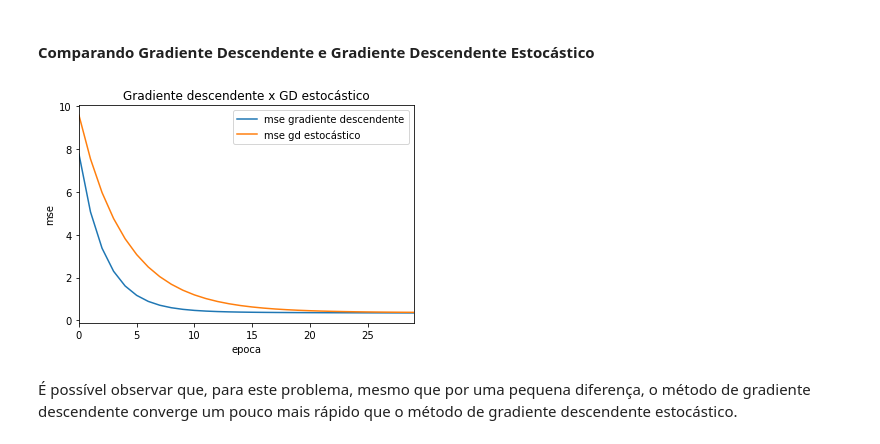
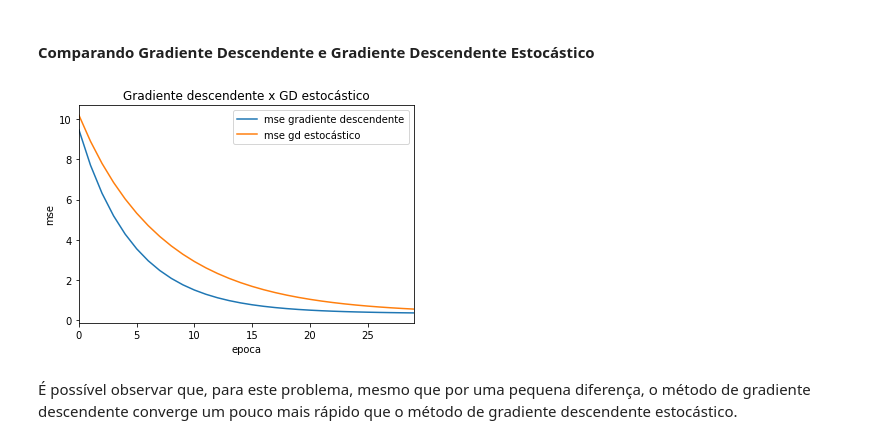
Before and after one commit to flych3r/class-machine-learning, a Jupyter notebook: Trabalho01/trabalho-1.ipynb, the cells around one changed output. Saved outputs shown, nothing was run; the diff lists cells and outputs as text; code cells hidden in the pictures.

```diff
--- a/Trabalho01/trabalho-1.ipynb
+++ b/Trabalho01/trabalho-1.ipynb
@@ -254,6 +272,21 @@ def split_data(df, test_size=0.2):
     test = df.iloc[:size]
     train = df.iloc[size:]
     return train, test
+# %%
+def plot_lines(lines, labels=None, title=None, xlabel=None, ylabel=None):
+    size = len(lines)
+    if labels is None:
+        labels = [None] * size
+    lim = 1
+    for ln, lb in zip(lines, labels):
+        plt.plot(ln, label=lb)
+        lim = max(lim, len(ln))
+    plt.legend()
+    plt.xlim(0, lim - 1)
+    plt.title(title)
+    plt.xlabel(xlabel)
+    plt.ylabel(ylabel)
+    plt.plot()
 # %%
 def print_metrics(lrs):
     for n, lr in lrs.items():
@@ -377,19 +410,19 @@ X_test, y_test = test[features].values, test[labels].values
 # %% [markdown]
 #### Regressão Linear Multivariada Analitica
 # %%
-lr_c = LinearRegression(method='analytic')
+lr_c = MultivariadaAnalitica()
 lr_c.fit(X_train, y_train)
 # %% [markdown]
 #### Regressão Linear Multivariada Gradiente Descendente
 # %%
-lr_d = LinearRegression(method='gradient_descent', eval_metric=mse)
-metrics_d = lr_d.fit(X_train, y_train, learning_rate=0.1, epochs=30, verbose=1, return_metrics=True)
+lr_d = MultivariadaGDEstocastico()
+metrics_d = lr_d.fit(X_train, y_train, learning_rate=0.1, epochs=30, return_errors=True)
 # %% [markdown]
 #### Regressão Linear Multivariada Gradiente Descendente Estocástico
 # %%
-lr_e = LinearRegression(method='gradient_descent', eval_metric=mse)
+lr_e = MultivariadaGDEstocastico()
 metrics_e = lr_e.fit(
-    X_train, y_train, learning_rate=0.1, epochs=30, verbose=1, batch_size=8, return_metrics=True
+    X_train, y_train, learning_rate=0.1, epochs=30, batch_size=8, return_errors=True
 )
 # %% [markdown]
 #### Comparando Gradiente Descendente e Gradiente Descendente Estocástico
@@ -399,13 +429,13 @@ mse_gd_e = [m[0][1] for m in metrics_e]
 # %%
 plot_lines(
-    [mse_gd, mse_gd_e],
+    [metrics_d, metrics_e],
     labels=['mse gradiente descendente', 'mse gd estocástico'],
     title='Gradiente descendente x GD estocástico',
     xlabel='epoca',
     ylabel='mse'
 )
 # %% [output]
-[figure, old version]
+[figure, new version]
 # %% [markdown]
 É possível observar que, para este problema, mesmo que por uma pequena diferença, o método de gradiente descendente converge um pouco mais rápido que o método de gradiente descendente estocástico.
 # %% [markdown]
```
Also changed, not shown: parts of 23 cells of this notebook, 1 other file.
